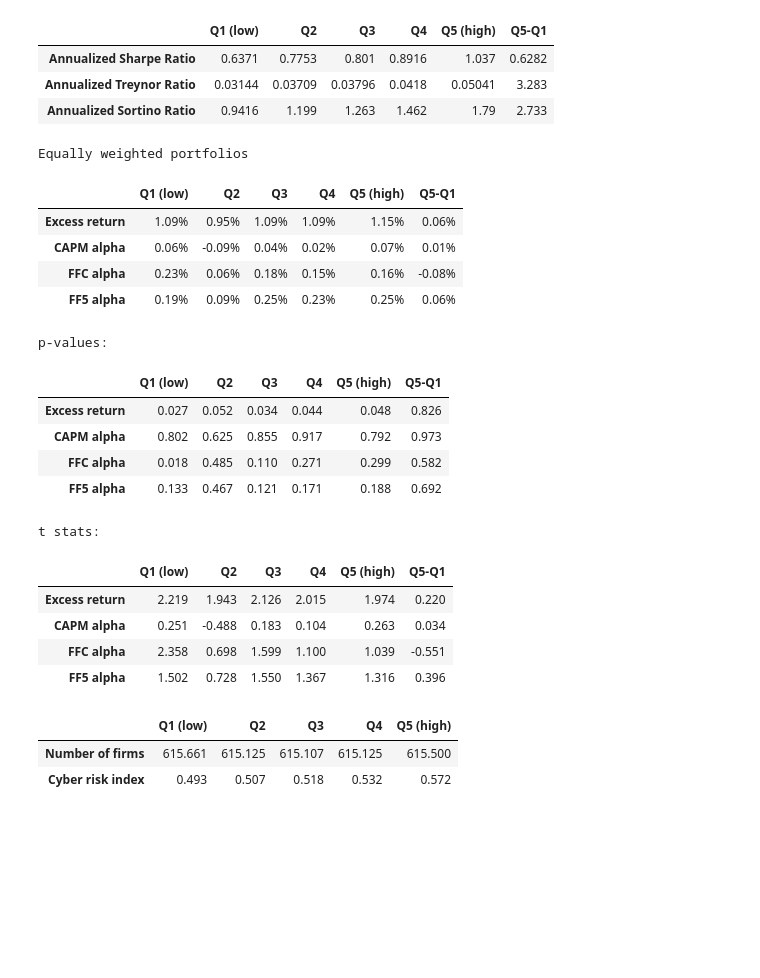
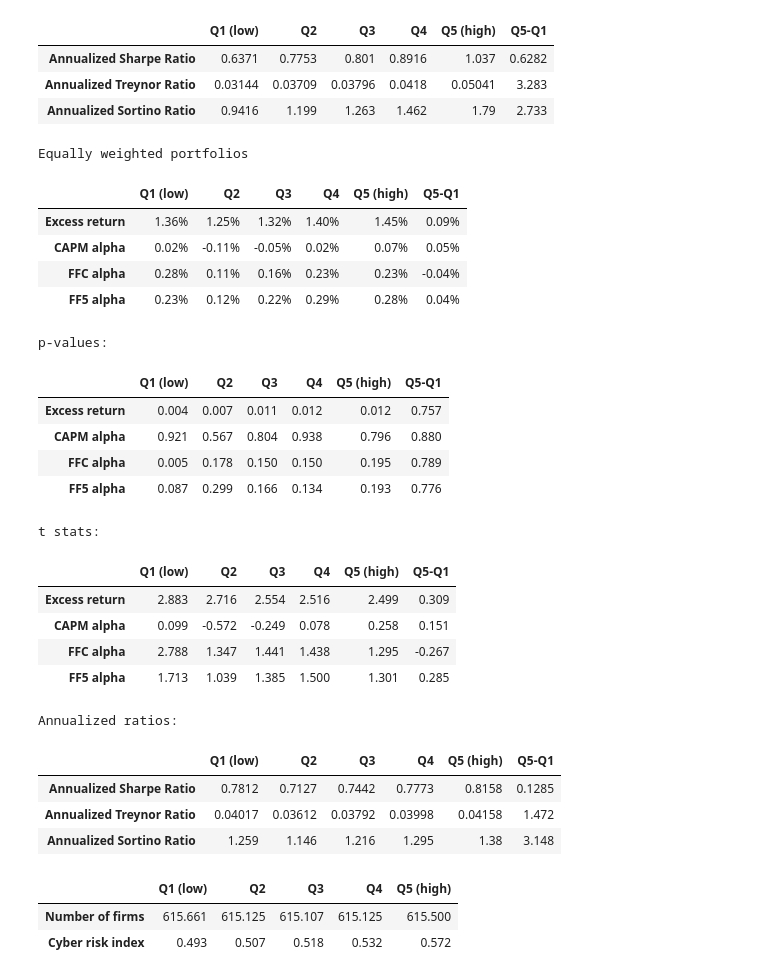
Before and after one commit to technometrics-lab/17-Cyber-risk_and_the_cross-section_of_stock_returns, a Jupyter notebook: Project_analysis1.ipynb, the cells around one changed output. Saved outputs shown, nothing was run; the diff lists cells and outputs as text; code cells hidden in the pictures; blank space fills up the shorter version.

```diff
--- a/Project_analysis1.ipynb
+++ b/Project_analysis1.ipynb
@@ -697,31 +698,38 @@ Annualized ratios:
 # %%
 #equally weighted excess returns and alphas
 table, pval_table, t_stat_table, Ratio_table = get_alphas(ew_ret, FF5)
 print('Equally weighted portfolios')
 display(table.style.format("{:.2%}"))
 print('p-values:')
 display(pval_table.style.format("{:.3f}"))
 print('t stats:')
 display(t_stat_table.style.format("{:.3f}"))
+print('Annualized ratios:')
+display(Ratio_table.style.format("{:.4}"))
 # %% [output]
 Equally weighted portfolios
 |  | Q1 (low) | Q2 | Q3 | Q4 | Q5 (high) | Q5-Q1 |
-| Excess return | 1.09% | 0.95% | 1.09% | 1.09% | 1.15% | 0.06% |
-| CAPM alpha | 0.06% | -0.09% | 0.04% | 0.02% | 0.07% | 0.01% |
-| FFC alpha | 0.23% | 0.06% | 0.18% | 0.15% | 0.16% | -0.08% |
-| FF5 alpha | 0.19% | 0.09% | 0.25% | 0.23% | 0.25% | 0.06% |
+| Excess return | 1.36% | 1.25% | 1.32% | 1.40% | 1.45% | 0.09% |
+| CAPM alpha | 0.02% | -0.11% | -0.05% | 0.02% | 0.07% | 0.05% |
+| FFC alpha | 0.28% | 0.11% | 0.16% | 0.23% | 0.23% | -0.04% |
+| FF5 alpha | 0.23% | 0.12% | 0.22% | 0.29% | 0.28% | 0.04% |
 p-values:
 |  | Q1 (low) | Q2 | Q3 | Q4 | Q5 (high) | Q5-Q1 |
-| Excess return | 0.027 | 0.052 | 0.034 | 0.044 | 0.048 | 0.826 |
-| CAPM alpha | 0.802 | 0.625 | 0.855 | 0.917 | 0.792 | 0.973 |
-| FFC alpha | 0.018 | 0.485 | 0.110 | 0.271 | 0.299 | 0.582 |
-| FF5 alpha | 0.133 | 0.467 | 0.121 | 0.171 | 0.188 | 0.692 |
+| Excess return | 0.004 | 0.007 | 0.011 | 0.012 | 0.012 | 0.757 |
+| CAPM alpha | 0.921 | 0.567 | 0.804 | 0.938 | 0.796 | 0.880 |
+| FFC alpha | 0.005 | 0.178 | 0.150 | 0.150 | 0.195 | 0.789 |
+| FF5 alpha | 0.087 | 0.299 | 0.166 | 0.134 | 0.193 | 0.776 |
 t stats:
 |  | Q1 (low) | Q2 | Q3 | Q4 | Q5 (high) | Q5-Q1 |
-| Excess return | 2.219 | 1.943 | 2.126 | 2.015 | 1.974 | 0.220 |
-| CAPM alpha | 0.251 | -0.488 | 0.183 | 0.104 | 0.263 | 0.034 |
-| FFC alpha | 2.358 | 0.698 | 1.599 | 1.100 | 1.039 | -0.551 |
-| FF5 alpha | 1.502 | 0.728 | 1.550 | 1.367 | 1.316 | 0.396 |
+| Excess return | 2.883 | 2.716 | 2.554 | 2.516 | 2.499 | 0.309 |
+| CAPM alpha | 0.099 | -0.572 | -0.249 | 0.078 | 0.258 | 0.151 |
+| FFC alpha | 2.788 | 1.347 | 1.441 | 1.438 | 1.295 | -0.267 |
+| FF5 alpha | 1.713 | 1.039 | 1.385 | 1.500 | 1.301 | 0.285 |
+Annualized ratios:
+|  | Q1 (low) | Q2 | Q3 | Q4 | Q5 (high) | Q5-Q1 |
+| Annualized Sharpe Ratio | 0.7812 | 0.7127 | 0.7442 | 0.7773 | 0.8158 | 0.1285 |
+| Annualized Treynor Ratio | 0.04017 | 0.03612 | 0.03792 | 0.03998 | 0.04158 | 1.472 |
+| Annualized Sortino Ratio | 1.259 | 1.146 | 1.216 | 1.295 | 1.38 | 3.148 |
 # %%
 #characteristics of the portfolios
 tableB = pd.DataFrame(np.ones([2,5]), index = ['Number of firms', 'Cyber risk index'],
```
Also changed, not shown: parts of 4 cells of this notebook, 3 other files.
